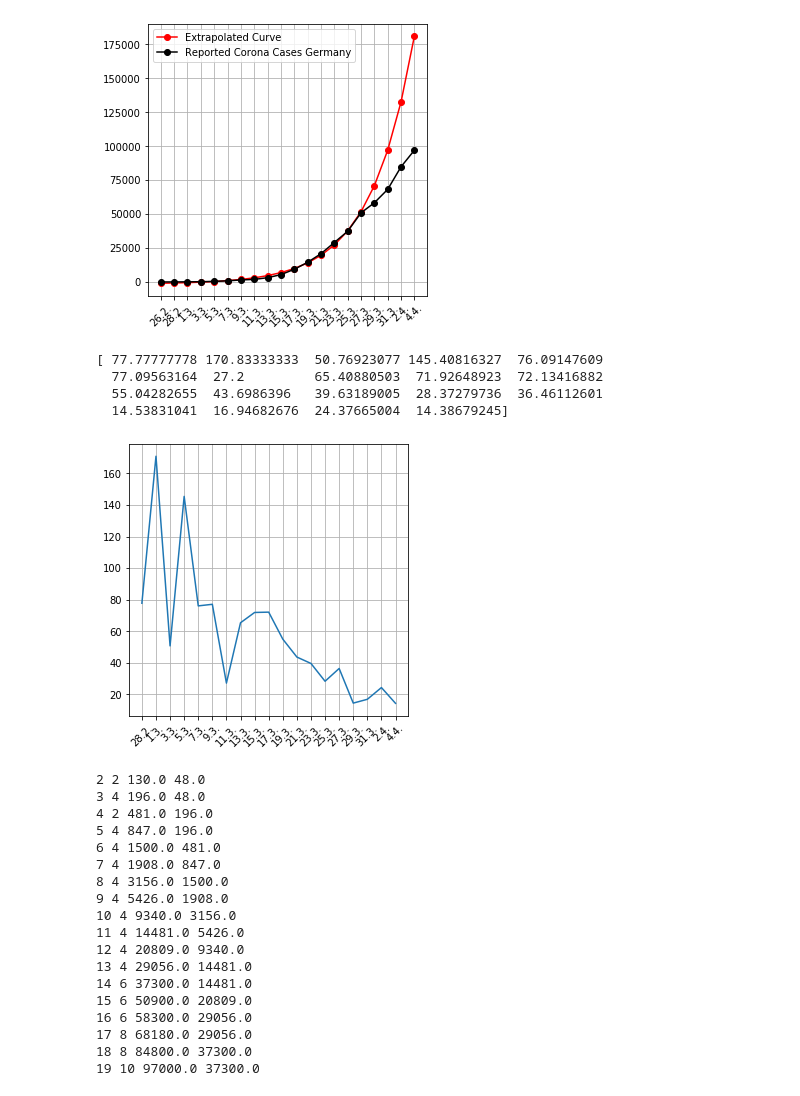
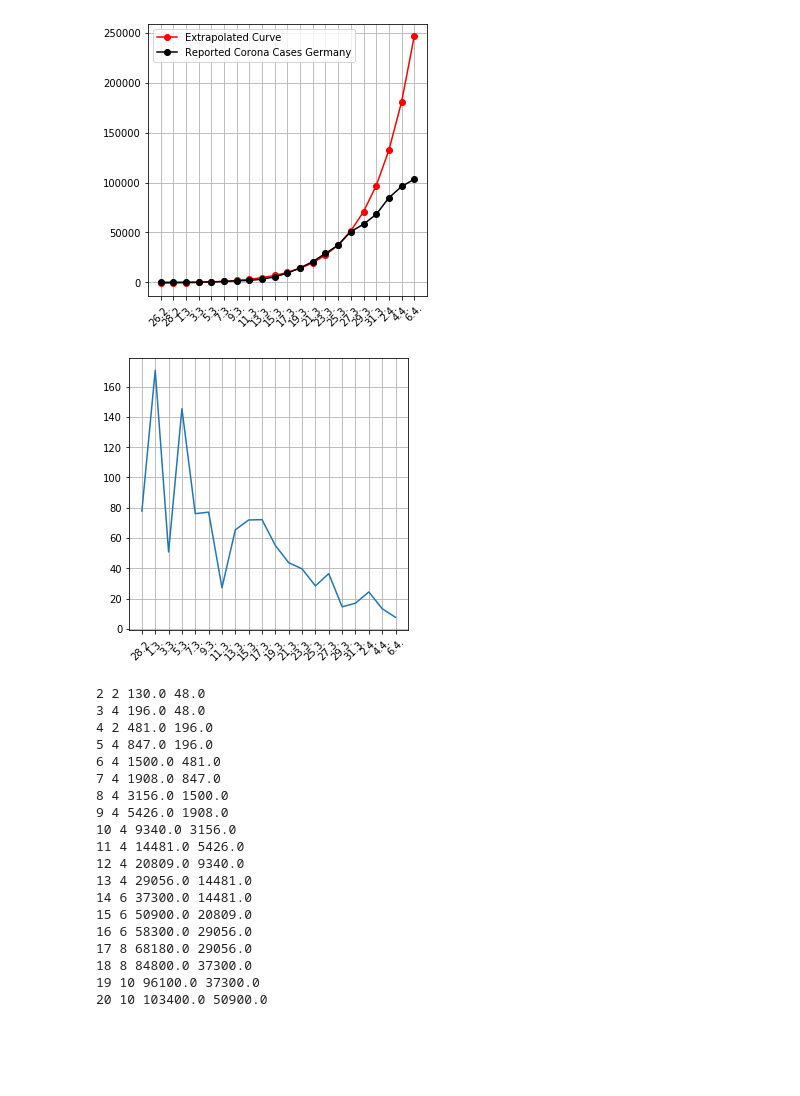
Before and after one commit to Spatiumensura/corona_prediction, a Jupyter notebook: corona_prediction.ipynb, the cells around one changed output. Drawn from its saved outputs; the diff is of its cells as text; code cells hidden in the pictures; blank space fills up the shorter version.

```diff
--- a/corona_prediction.ipynb
+++ b/corona_prediction.ipynb
@@ -28,43 +28,44 @@ https://gisanddata.maps.arcgis.com/apps/opsdashboard/index.html#/bda7594740fd402
 29.03. : 58300 (16:00)
 31.03. : 68180 (21:00)
 02.04. : 84800
-04.04. : 97000 (estimated)
+04.04. : 96100 (estimated)
+06.04. : 103400
 """
 
 def func(x, a, b, c):
     return a * np.exp(b * x) + c
 
 """
 Estimate parameters
 """
 yn  = np.array([27., 48., 130., 196., 481., 847.0, 1500, 1908, 3156, 5426, 9340, 14481, 20809, 29056, 37300, 50900])
-yn2 = np.array([27., 48., 130., 196., 481., 847.0, 1500, 1908, 3156, 5426, 9340, 14481, 20809, 29056, 37300, 50900, 58300, 68180, 84800,97000 ])
+yn2 = np.array([27., 48., 130., 196., 481., 847.0, 1500, 1908, 3156, 5426, 9340, 14481, 20809, 29056, 37300, 50900, 58300, 68180, 84800,96100, 103400])
 xn  = np.arange(len(yn))
 xn2 = np.arange(len(yn2))
 popt, pcov = curve_fit(func, xn, yn)
 
 """
 Prediction
 """
-time_index = pd.date_range('2020-02-26', '2020-4-4', freq='d')
+time_index = pd.date_range('2020-02-26', '2020-4-6', freq='d')
 ticklabels = [str(item.day)+"."+str(item.month)+"." for item in time_index[::2]]
 xp = np.arange(len(ticklabels))
 
 """
 Plotting
 """
 infected = func(xp, *popt)
 fig = plt.figure(figsize=(5,5))
 ax = plt.subplot(111)
 ax.plot(xp, func(xp, *popt), 'ro-', label="Extrapolated Curve")
 ax.plot(xn2, yn2, 'ko-', label="Reported Corona Cases Germany")
 ax.set_xticks(xp)
 ax.set_xticklabels(ticklabels, rotation = 45)
 ax.legend()
 plt.grid()
 plt.show()
 # %% [output]
-[figure, old version]
+[figure, new version]
 # %%
 growth = ((yn2[1:]/yn2[0:-1])-1.0)*100
 fig = plt.figure(figsize=(5,5))
@@ -75,11 +76,7 @@ ax.set_xticklabels(ticklabels[1:], rotation = 45)
 plt.grid()
 plt.show()
 # %% [output]
-[ 77.77777778 170.83333333  50.76923077 145.40816327  76.09147609
-  77.09563164  27.2         65.40880503  71.92648923  72.13416882
-  55.04282655  43.6986396   39.63189005  28.37279736  36.46112601
-  14.53831041  16.94682676  24.37665004  14.38679245]
-[figure, old version]
+[figure, new version]
 # %%
 for i in range(1, len(yn2)):
     for j in range(0,i+1):
@@ -104,4 +101,5 @@ for i in range(1, len(yn2)):
 16 6 58300.0 29056.0
 17 8 68180.0 29056.0
 18 8 84800.0 37300.0
-19 10 97000.0 37300.0
+19 10 96100.0 37300.0
+20 10 103400.0 50900.0
```
